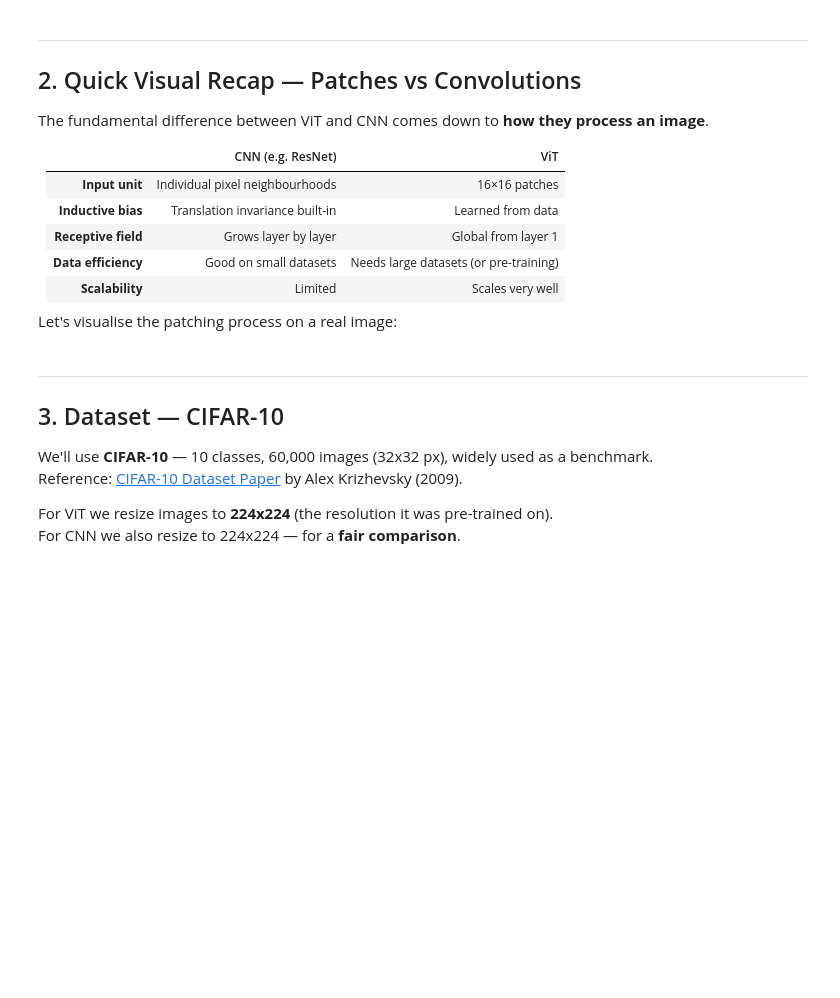
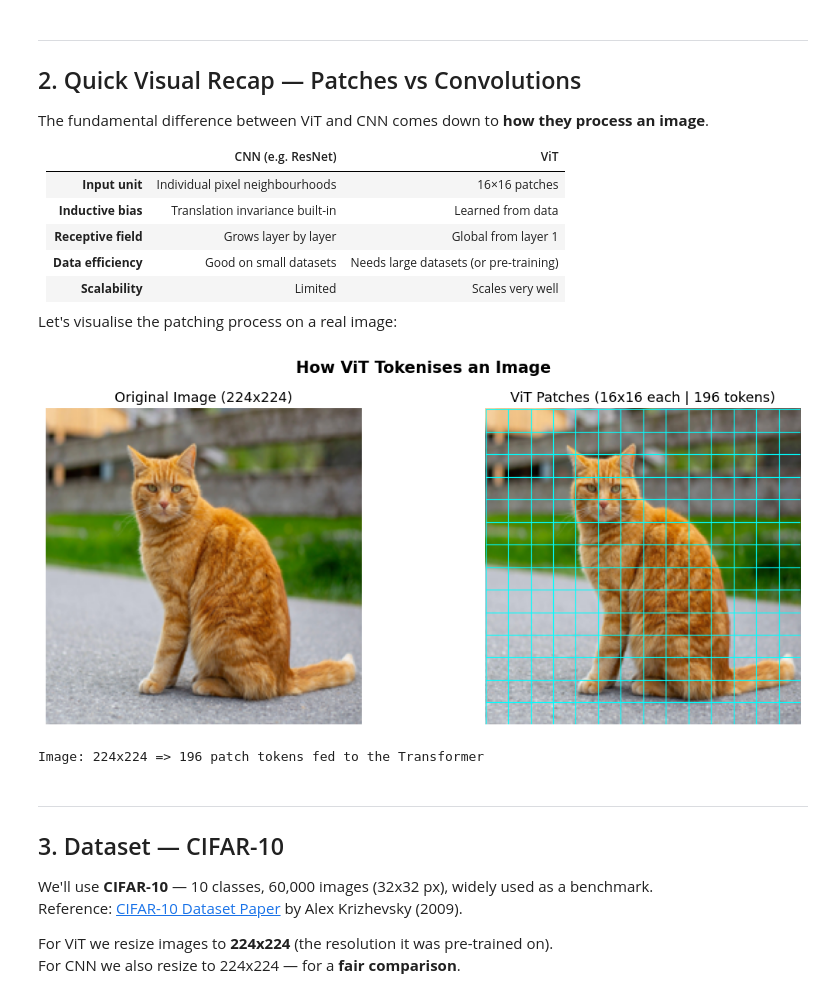
Before and after one commit to ShahZebYousafzai/AI-CV-Lecture, a Jupyter notebook: Session 16/Session_16_ViT_Lab.ipynb, the cells around one changed output. Drawn from its saved outputs; the diff is of its cells as text; code cells hidden in the pictures; blank space fills up the shorter version.

```diff
--- a/Session 16/Session_16_ViT_Lab.ipynb
+++ b/Session 16/Session_16_ViT_Lab.ipynb
@@ -79,7 +83,7 @@ The fundamental difference between ViT and CNN comes down to **how they process
 Let's visualise the patching process on a real image:
 # %%
 # Load a sample image from Wikimedia Commons (free-to-use)
-IMG_URL = "https://upload.wikimedia.org/wikipedia/commons/thumb/3/3a/Cat03.jpg/400px-Cat03.jpg"
+IMG_URL = "https://i.guim.co.uk/img/media/327aa3f0c3b8e40ab03b4ae80319064e401c6fbc/377_133_3542_2834/master/3542.jpg?width=1900&dpr=1&s=none&crop=none"
 
 response = requests.get(IMG_URL, timeout=10)
 demo_img = Image.open(BytesIO(response.content)).convert('RGB').resize((224, 224))
@@ -91,33 +95,36 @@ def visualise_patches(image, patch_size=16):
     num_patches_h = h // patch_size
     num_patches_w = w // patch_size
     total_patches = num_patches_h * num_patches_w
 
     fig, axes = plt.subplots(1, 2, figsize=(12, 5))
 
     # Original image
     axes[0].imshow(img_array)
     axes[0].set_title('Original Image (224x224)', fontsize=13)
     axes[0].axis('off')
 
     # Patched image
     axes[1].imshow(img_array)
     for i in range(num_patches_h):
         for j in range(num_patches_w):
             rect = patches.Rectangle(
                 (j * patch_size, i * patch_size),
                 patch_size, patch_size,
                 linewidth=0.8, edgecolor='cyan', facecolor='none'
             )
             axes[1].add_patch(rect)
     axes[1].set_title(f'ViT Patches ({patch_size}x{patch_size} each | {total_patches} tokens)', fontsize=13)
     axes[1].axis('off')
 
     plt.suptitle('How ViT Tokenises an Image', fontsize=15, fontweight='bold')
     plt.tight_layout()
     plt.show()
     print(f'Image: {w}x{h} => {total_patches} patch tokens fed to the Transformer')
 
 visualise_patches(demo_img, patch_size=16)
+# %% [output]
+[figure, added]
+Image: 224x224 => 196 patch tokens fed to the Transformer
 # %% [markdown]
 ---
 ## 3. Dataset — CIFAR-10
```
Also changed, not shown: parts of 14 cells of this notebook, 2 other files.
